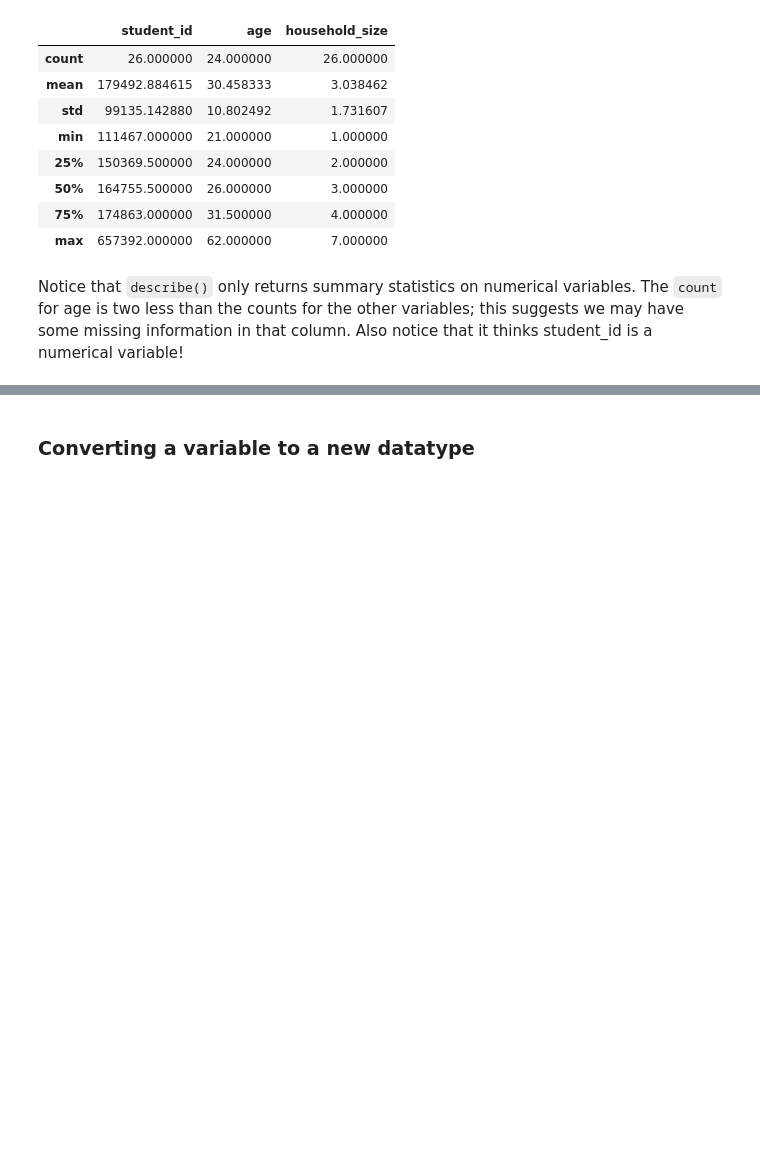
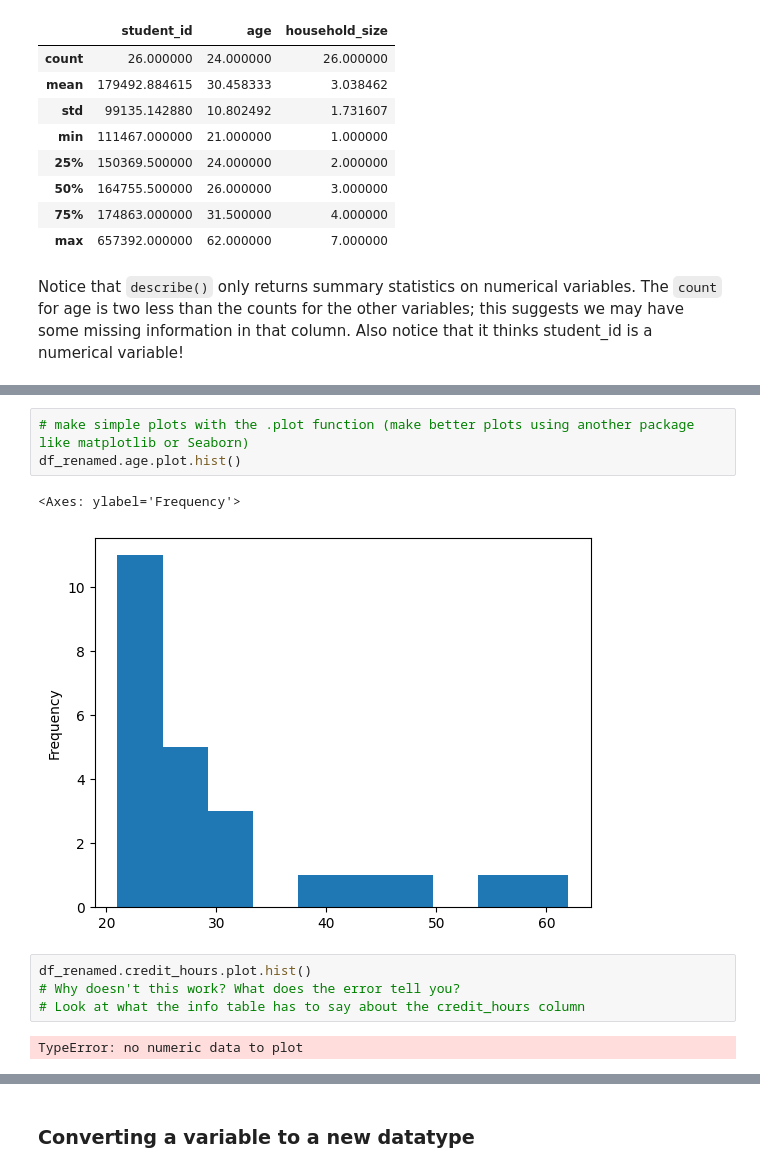
Before and after one commit to sawatson-um/pb_spring2024, a Jupyter notebook: week_6_and_7_instructor_notes.ipynb, the cells around one changed output, grey strips where cells are left out. Drawn from its saved outputs; the diff is of its cells as text; blank space fills up the shorter version.

```diff
--- a/week_6_and_7_instructor_notes.ipynb
+++ b/week_6_and_7_instructor_notes.ipynb
@@ -249,0 +280,12 @@ Notice that `describe()` only returns summary statistics on numerical variables.
+# %%
+# make simple plots with the .plot function (make better plots using another package like matplotlib or Seaborn)
+df_renamed.age.plot.hist()
+# %% [output]
+<Axes: ylabel='Frequency'>
+[figure, added]
+# %%
+df_renamed.credit_hours.plot.hist()
+# Why doesn't this work? What does the error tell you?
+# Look at what the info table has to say about the credit_hours column
+# %% [output]
+TypeError: no numeric data to plot
```
Also changed, not shown: parts of 15 cells of this notebook.
